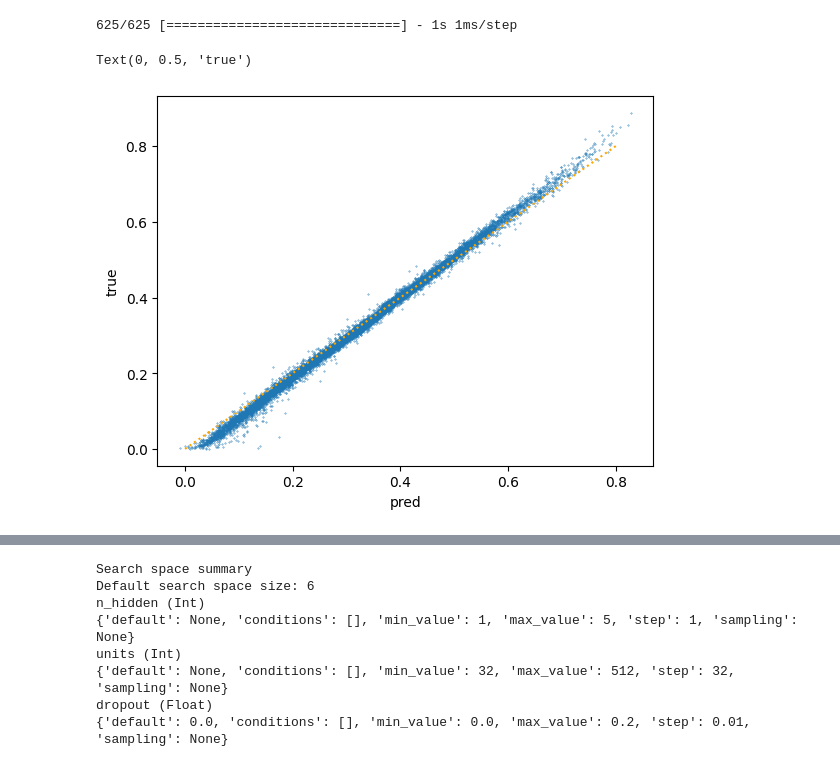
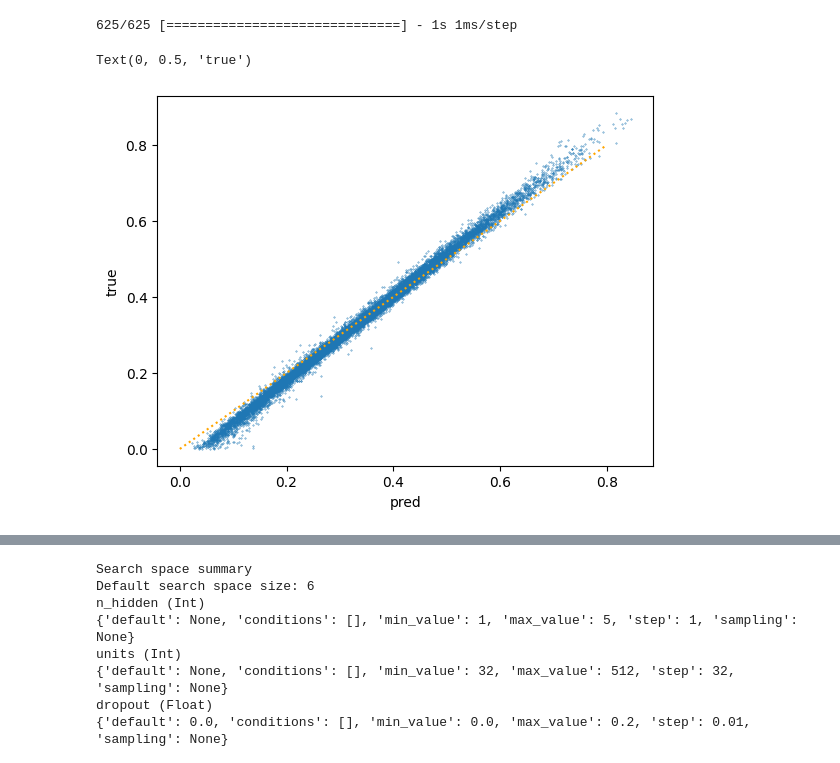
Before and after one commit to giovannic/eqio, a Jupyter notebook: Eq.ipynb, the cells around one changed output, grey strips where cells are left out. Cells and saved outputs as stored; diff of their text form; code cells hidden in the pictures.

```diff
--- a/Eq.ipynb
+++ b/Eq.ipynb
@@ -12,5 +14,11 @@ samples = pd.concat([
 # %%
-output_columns = ['pfpr2_10']
+output_columns = [
+    f'pos_M_{i}' for i in range(1, 102)
+] + [
+    f'inc_{i}' for i in range(1, 102)
+] + [
+    f'prop_{i}' for i in range(1, 102)
+]
 outputs = samples[output_columns]
 features = samples.drop(output_columns, 1)
 n_features = len(features.columns)
@@ -38,8 +46,27 @@ To enable them in other operations, rebuild TensorFlow with the appropriate comp
+# %%
+output_ranges = [
+    (0, 101), # prev
+    (101, 202), # inc
+    (202, 303) # prop
+]
+
+output_stats = [
+    (
+        np.mean(outputs.iloc[idx_train].to_numpy()[:,lower:upper], axis=None),
+        np.std(outputs.iloc[idx_train].to_numpy()[:,lower:upper], axis=None)
+    )
+    for lower, upper in output_ranges
+]
+
+standardised_output = np.concatenate([
+    outputs.to_numpy()[:,output_ranges[i][0]:output_ranges[i][1]] / output_stats[i][1] - output_stats[i][0]
+    for i in range(len(output_ranges))
+], axis=1)
 # %%
 X_train = features.iloc[idx_train]
-y_train = outputs.iloc[idx_train]
+y_train = standardised_output[idx_train]
 X_test = features.iloc[idx_test]
-y_test = outputs.iloc[idx_test]
+y_test = standardised_output[idx_test]
 
 scaler = layers.Normalization()
 scaler.adapt(X_train.to_numpy())
@@ -101,3 +117,9 @@ Epoch 100/100
 y_hat = model.predict(X_test)
 # %% [output]
 625/625 [==============================] - 1s 1ms/step
+# %%
+def inverse_standardise(x):
+    return np.concatenate([
+        (x[:,output_ranges[i][0]:output_ranges[i][1]] + output_stats[i][0]) * output_stats[i][1]
+        for i in range(len(output_ranges))
+    ], axis=1)
@@ -104,8 +132,8 @@ y_hat = model.predict(X_test)
 # %%
-plt.scatter(y_hat.flatten(), y_test.to_numpy().flatten(), s=0.1)
+plt.scatter(prev_2_10(inverse_standardise(y_hat)), prev_2_10(inverse_standardise(y_test)), s=0.1)
 plt.plot(np.linspace(0, 0.8), np.linspace(0, 0.8), linestyle=':', color='orange')
 plt.xlabel('pred')
 plt.ylabel('true')
 # %% [output]
 Text(0, 0.5, 'true')
-[figure, old version]
+[figure, new version]
```
Also changed, not shown: parts of 8 cells of this notebook, 43 other files.
